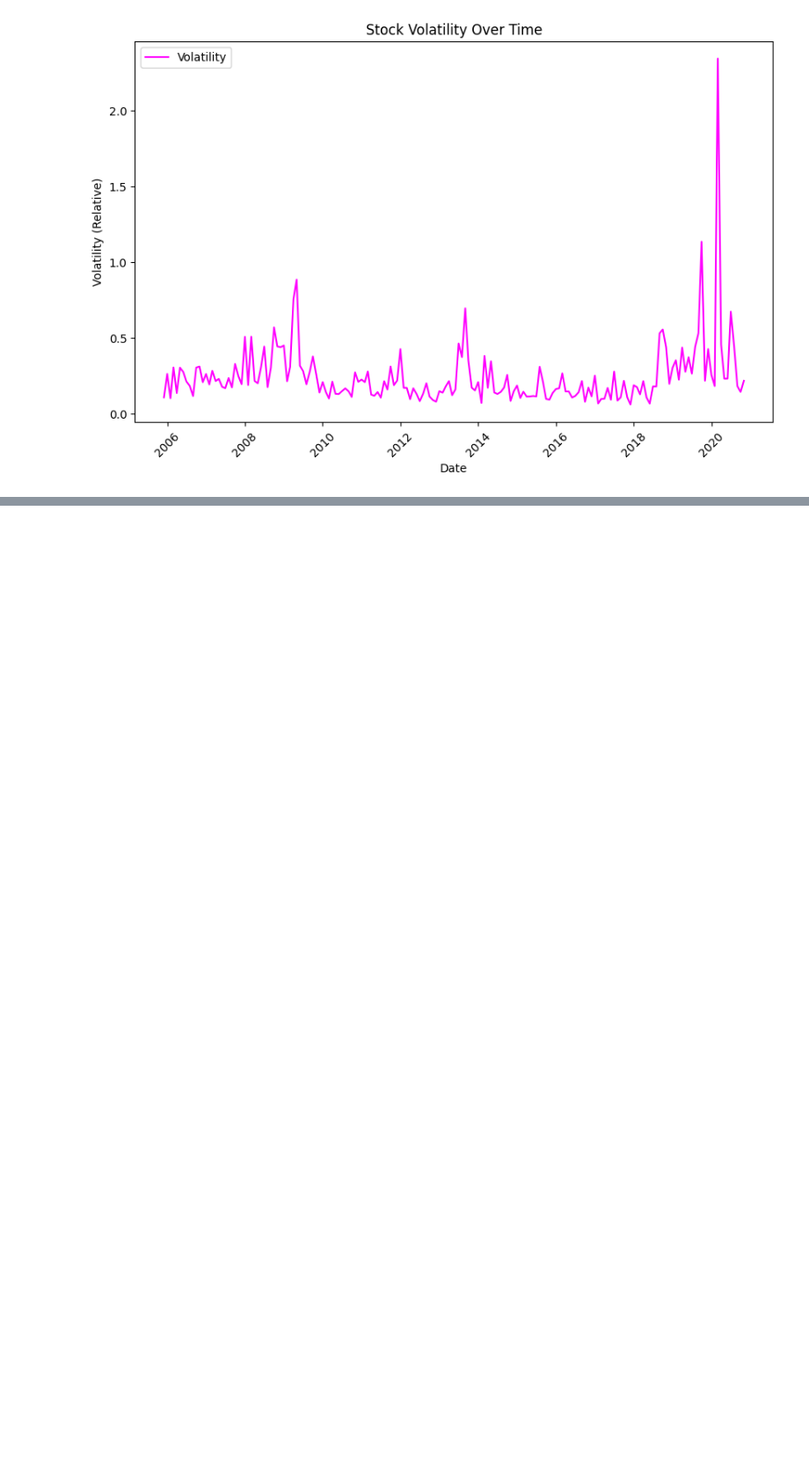
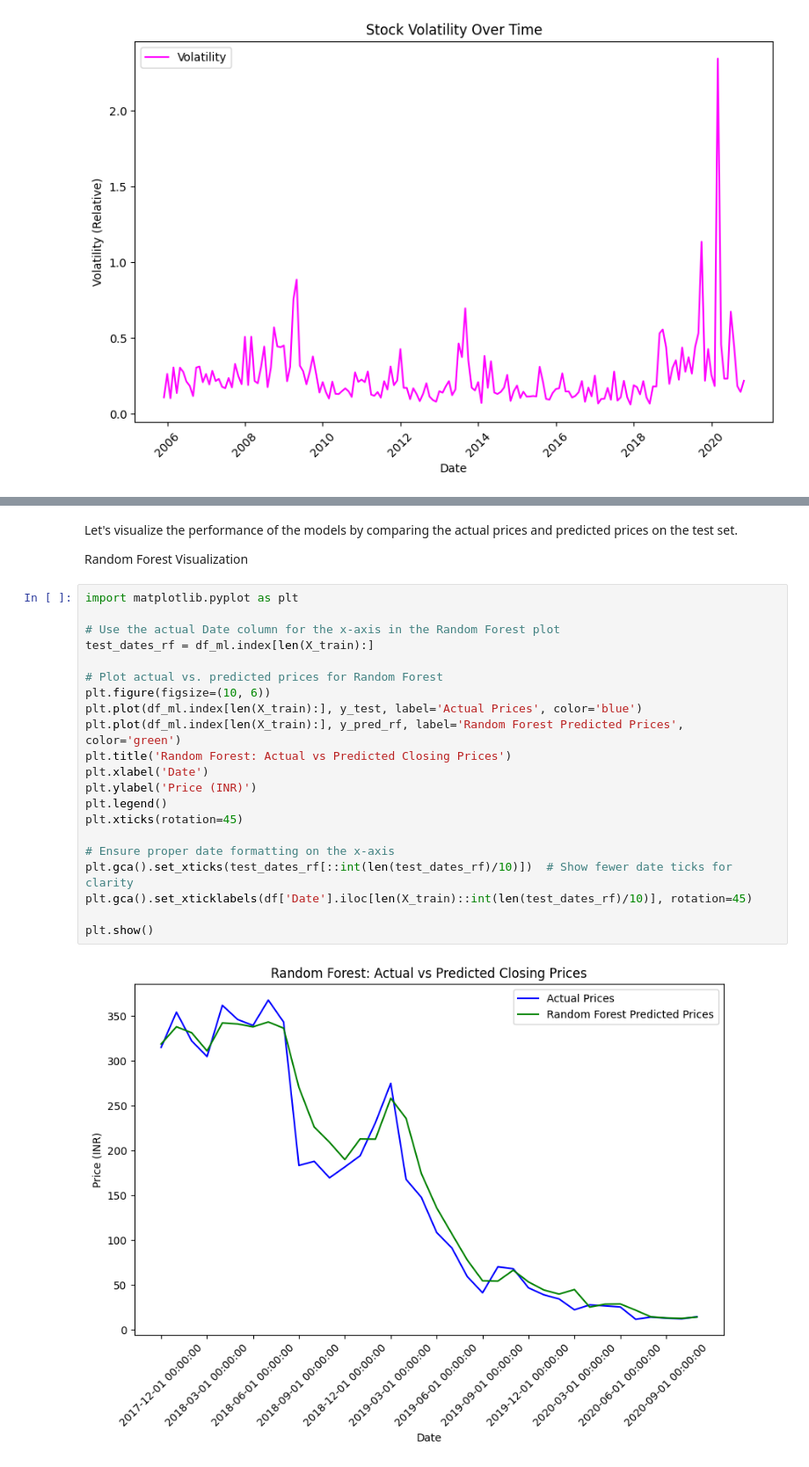
Before and after one commit to rohitmurari/super-duper-guide, a Jupyter notebook: Capstone_End_to_End_Machine_Learning.ipynb, the cells around one changed output, grey strips where cells are left out. Shown at 88% size. Drawn from its saved outputs; the diff is of its cells as text; blank space fills up the shorter version.

```diff
--- a/Capstone_End_to_End_Machine_Learning.ipynb
+++ b/Capstone_End_to_End_Machine_Learning.ipynb
@@ -317,0 +442,27 @@ These graphs suggest that volatility has increased a lot around year 2020.
+# %% [markdown]
+Let's visualize the performance of the models by comparing the actual prices and predicted prices on the test set.
+
+Random Forest Visualization
+# %%
+import matplotlib.pyplot as plt
+
+# Use the actual Date column for the x-axis in the Random Forest plot
+test_dates_rf = df_ml.index[len(X_train):]
+
+# Plot actual vs. predicted prices for Random Forest
+plt.figure(figsize=(10, 6))
+plt.plot(df_ml.index[len(X_train):], y_test, label='Actual Prices', color='blue')
+plt.plot(df_ml.index[len(X_train):], y_pred_rf, label='Random Forest Predicted Prices', color='green')
+plt.title('Random Forest: Actual vs Predicted Closing Prices')
+plt.xlabel('Date')
+plt.ylabel('Price (INR)')
+plt.legend()
+plt.xticks(rotation=45)
+
+# Ensure proper date formatting on the x-axis
+plt.gca().set_xticks(test_dates_rf[::int(len(test_dates_rf)/10)])  # Show fewer date ticks for clarity
+plt.gca().set_xticklabels(df['Date'].iloc[len(X_train)::int(len(test_dates_rf)/10)], rotation=45)
+
+plt.show()
+# %% [output]
+[figure, added]
```
Also changed, not shown: parts of 15 cells of this notebook.
